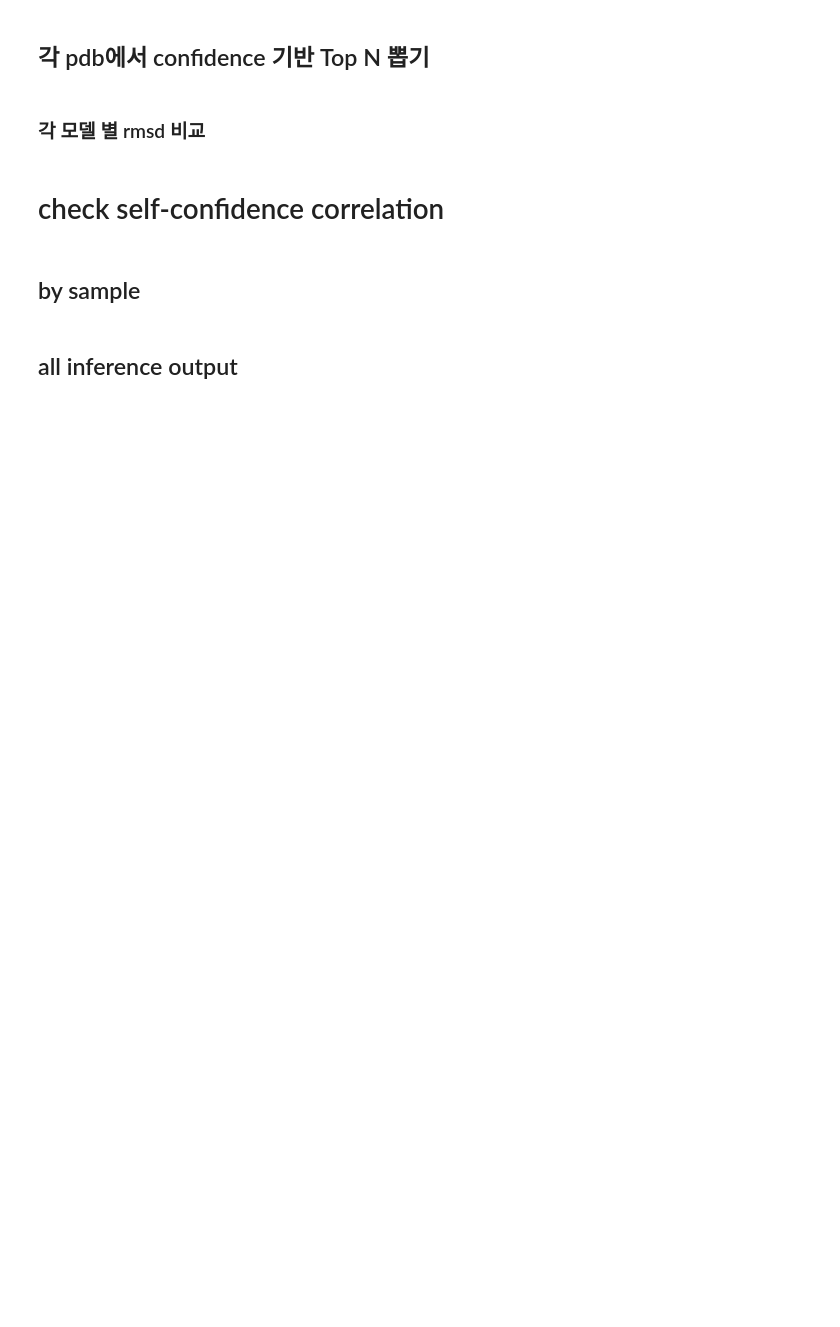
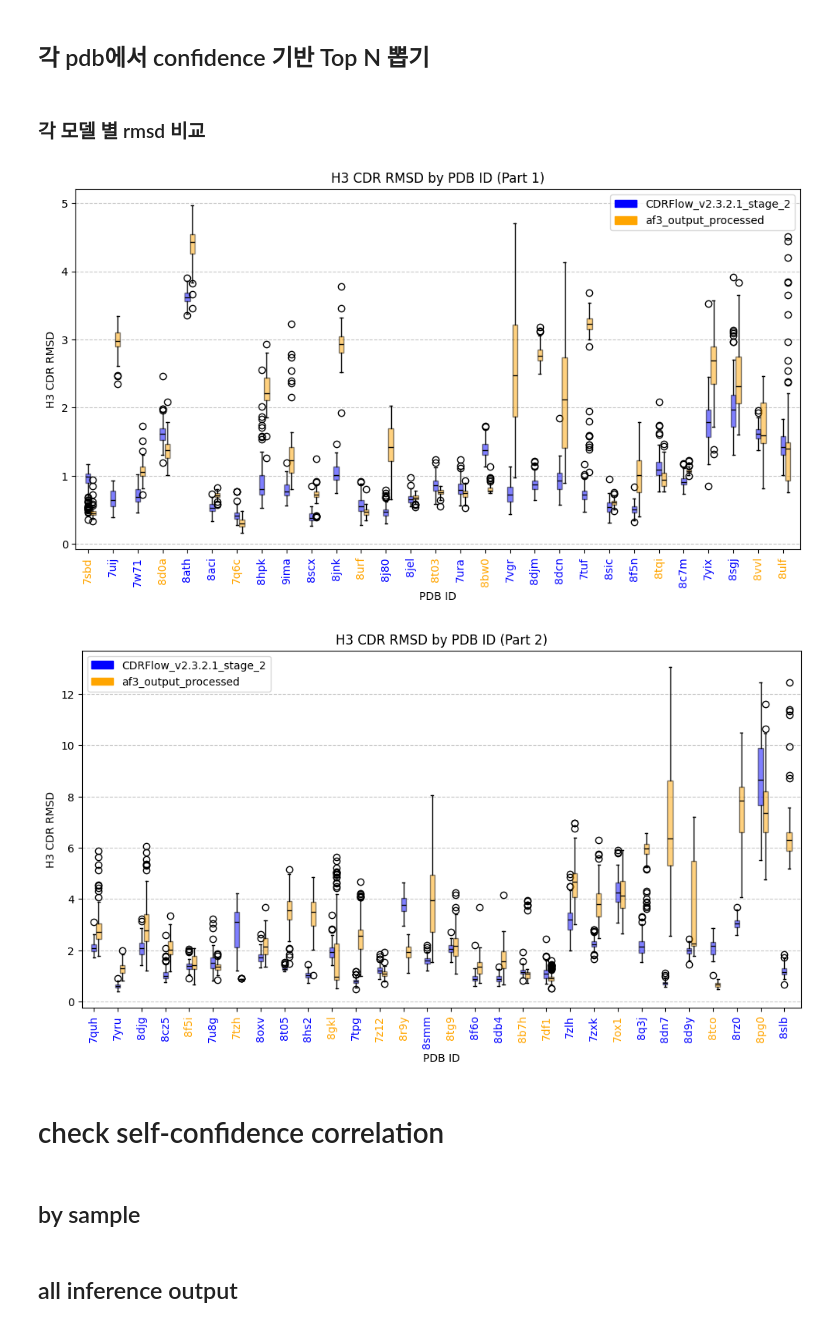
Before and after one commit to shp2001/protein-frame-flow, a Jupyter notebook: notebook/check_metric.ipynb, the cells around one changed output. Saved outputs shown, nothing was run; the diff lists cells and outputs as text; code cells hidden in the pictures; blank space fills up the shorter version.

```diff
--- a/notebook/check_metric.ipynb
+++ b/notebook/check_metric.ipynb
@@ -568,7 +243,7 @@ import matplotlib.patches as mpatches
 from scipy.stats import ttest_ind
 
 pred_dirs = [
-    '/home/psh/protein-frame-flow/inference_outputs/CDRFlow_v2.3.2.1_stage_2/2025-10-14_00-20-37/epoch=63-step=91712_copy/WT',
+    '/home/psh/protein-frame-flow/inference_outputs/CDRFlow_v2.3.2.1_stage_2/2025-10-14_00-20-37/epoch=63-step=91712_copy/benchmark',
     '/home/psh/af3_output_processed/'
 ]
 
@@ -648,33 +323,36 @@ for i, pdb_subset in enumerate(split_pdb_ids):
             else:
                 tenth_value = None  # 또는 np.nan
             tenth_values[pred_dir].append(tenth_value)
 
     # 중앙값 비교 후 색상 결정
     xlabel_colors = []
     for j, pdb in enumerate(pdb_subset):
         if tenth_values[pred_dirs[0]][j] < tenth_values[pred_dirs[1]][j]:
             xlabel_colors.append(colors[0])  # 첫 번째 모델 색상
         else:
             xlabel_colors.append(colors[1])  # 두 번째 모델 색상
 
     # 📌 PDB ID의 색상
     plt.xticks(range(len(pdb_subset)), pdb_subset, rotation=90)  # color 제거
 
     # 📌 x축 레이블 개별적으로 색상 설정
     ax = plt.gca()  # 현재 축 가져오기
     for label, color in zip(ax.get_xticklabels(), xlabel_colors):
         label.set_color(color)
 
 
     # 그래프 설정
     plt.xlabel("PDB ID")
     plt.ylabel("H3 CDR RMSD")
     plt.title(f"H3 CDR RMSD by PDB ID (Part {i+1})")
     plt.grid(axis='y', linestyle='--', alpha=0.7)
     plt.legend(handles=handles)
 
     # 그래프 표시
     plt.show()
+# %% [output]
+[figure, added]
+[figure, added]
 # %% [markdown]
 # check self-confidence correlation
 # %% [markdown]
```
Also changed, not shown: parts of 13 cells of this notebook, 13 other files.
